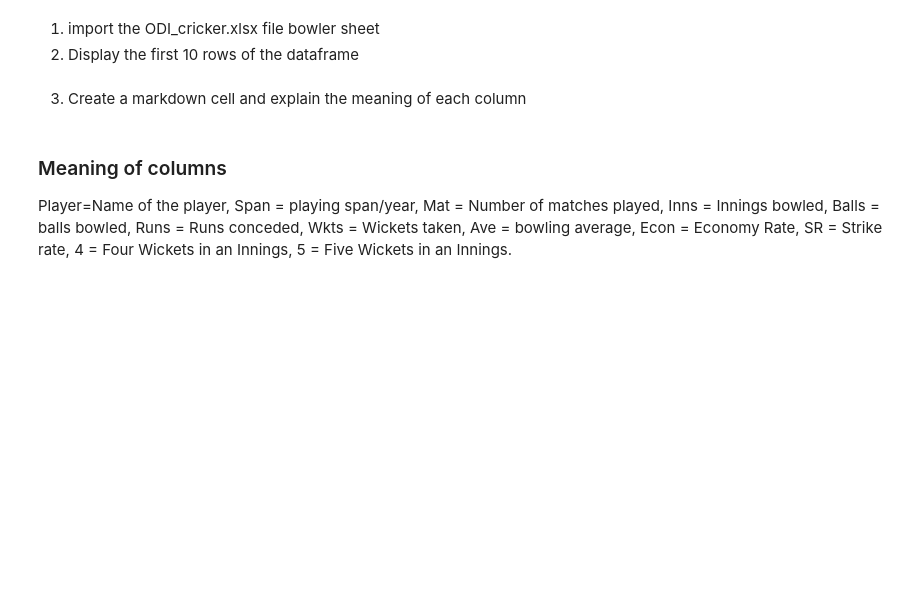
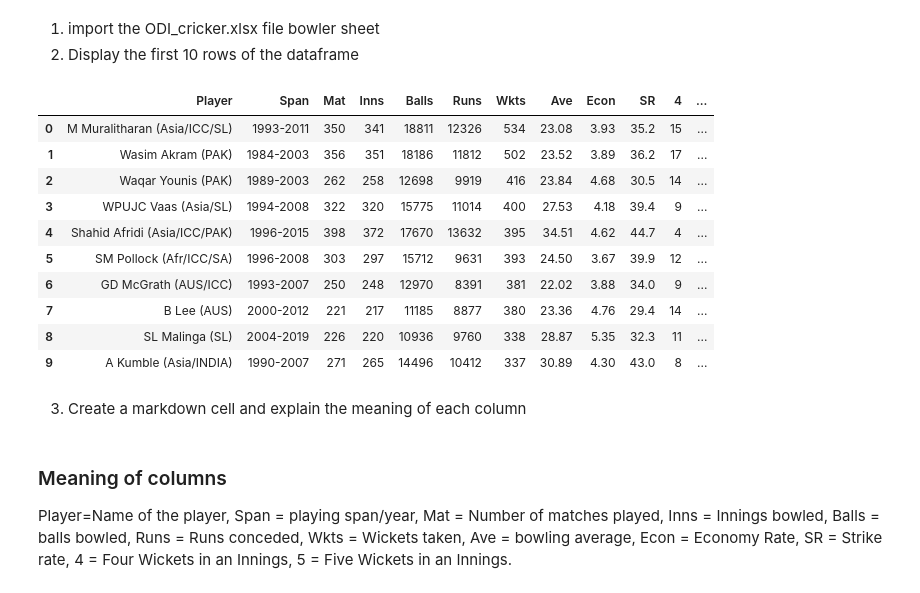
Before and after one commit to Farhana-afrin/Homework_Python_EMK, a Jupyter notebook: ODI_Bowlers_Analysis_FAD.ipynb, the cells around one changed output. Drawn from its saved outputs; the diff is of its cells as text; code cells hidden in the pictures; blank space fills up the shorter version.

```diff
--- a/ODI_Bowlers_Analysis_FAD.ipynb
+++ b/ODI_Bowlers_Analysis_FAD.ipynb
@@ -16,7 +15,19 @@ import numpy as np
 # %%
 # 01 and 02
 df=pd.read_excel("ODI_cricket.xlsx",sheet_name="bowler",engine="openpyxl")
-# display(df.head(10))
+display(df.head(10))
+# %% [output]
+|  | Player | Span | Mat | Inns | Balls | Runs | Wkts | Ave | Econ | SR | 4 | ... |
+| 0 | M Muralitharan (Asia/ICC/SL) | 1993-2011 | 350 | 341 | 18811 | 12326 | 534 | 23.08 | 3.93 | 35.2 | 15 | ... |
+| 1 | Wasim Akram (PAK) | 1984-2003 | 356 | 351 | 18186 | 11812 | 502 | 23.52 | 3.89 | 36.2 | 17 | ... |
+| 2 | Waqar Younis (PAK) | 1989-2003 | 262 | 258 | 12698 | 9919 | 416 | 23.84 | 4.68 | 30.5 | 14 | ... |
+| 3 | WPUJC Vaas (Asia/SL) | 1994-2008 | 322 | 320 | 15775 | 11014 | 400 | 27.53 | 4.18 | 39.4 | 9 | ... |
+| 4 | Shahid Afridi (Asia/ICC/PAK) | 1996-2015 | 398 | 372 | 17670 | 13632 | 395 | 34.51 | 4.62 | 44.7 | 4 | ... |
+| 5 | SM Pollock (Afr/ICC/SA) | 1996-2008 | 303 | 297 | 15712 | 9631 | 393 | 24.50 | 3.67 | 39.9 | 12 | ... |
+| 6 | GD McGrath (AUS/ICC) | 1993-2007 | 250 | 248 | 12970 | 8391 | 381 | 22.02 | 3.88 | 34.0 | 9 | ... |
+| 7 | B Lee (AUS) | 2000-2012 | 221 | 217 | 11185 | 8877 | 380 | 23.36 | 4.76 | 29.4 | 14 | ... |
+| 8 | SL Malinga (SL) | 2004-2019 | 226 | 220 | 10936 | 9760 | 338 | 28.87 | 5.35 | 32.3 | 11 | ... |
+| 9 | A Kumble (Asia/INDIA) | 1990-2007 | 271 | 265 | 14496 | 10412 | 337 | 30.89 | 4.30 | 43.0 | 8 | ... |
 # %% [markdown]
 3. Create a markdown cell and explain the meaning of each column
 # %% [markdown]
```
Also changed, not shown: parts of 6 cells of this notebook.
